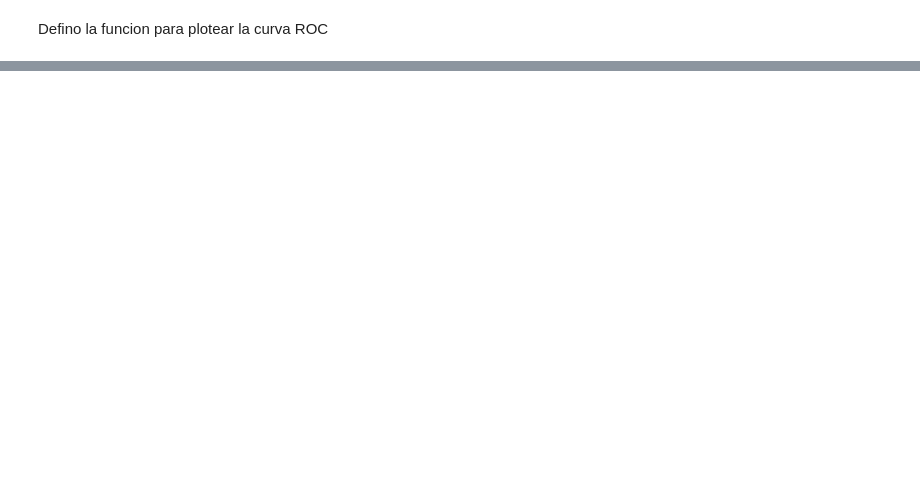
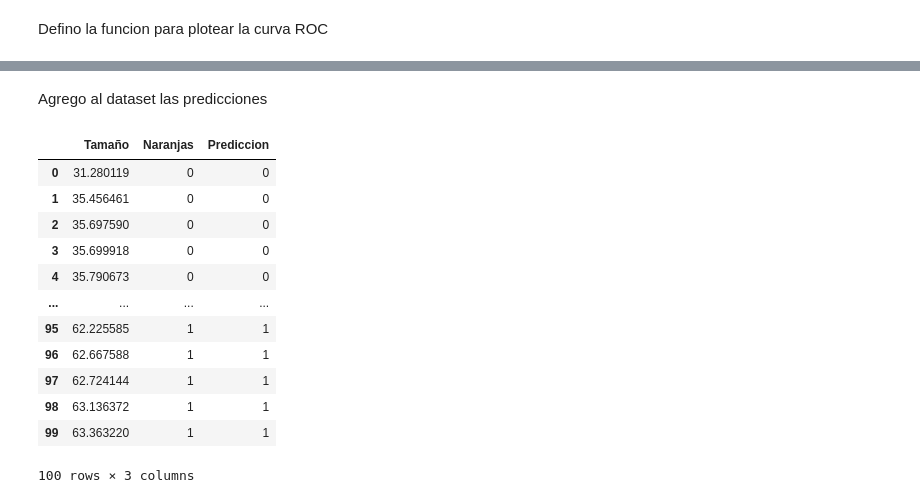
Before and after one commit to FaragoFa/Materia-de-aprendizaje, a Jupyter notebook: ROC.ipynb, the cells around one changed output, grey strips where cells are left out. Cells and saved outputs as stored; diff of their text form; code cells hidden in the pictures; blank space fills up the shorter version.

```diff
--- a/ROC.ipynb
+++ b/ROC.ipynb
@@ -72,0 +102,28 @@ plot_roc_curve(fpr, tpr)
+# %% [markdown]
+Agrego al dataset las predicciones
+# %%
+df=df.assign(Prediccion = 0)
+dist = np.sqrt(np.abs(np.array(x_list)-((np.array(x_list)+np.array(y_list))/2))+np.abs(np.array(y_list)-((np.array(x_list)+np.array(y_list))/2)))
+[pos_umbral] =np.where(dist == dist.max())
+pos_umbral = pos_umbral[-1]
+
+
+Umbral = df.iloc[pos_umbral,0]
+
+
+df['Prediccion'] = [0 if df.iloc[i,0] < Umbral else 1 for i in range(100)]
+df
+# %% [output]
+|  | Tamaño | Naranjas | Prediccion |
+| 0 | 31.280119 | 0 | 0 |
+| 1 | 35.456461 | 0 | 0 |
+| 2 | 35.697590 | 0 | 0 |
+| 3 | 35.699918 | 0 | 0 |
+| 4 | 35.790673 | 0 | 0 |
+| ... | ... | ... | ... |
+| 95 | 62.225585 | 1 | 1 |
+| 96 | 62.667588 | 1 | 1 |
+| 97 | 62.724144 | 1 | 1 |
+| 98 | 63.136372 | 1 | 1 |
+| 99 | 63.363220 | 1 | 1 |
+100 rows × 3 columns
```
Also changed, not shown: parts of 27 cells of this notebook.
